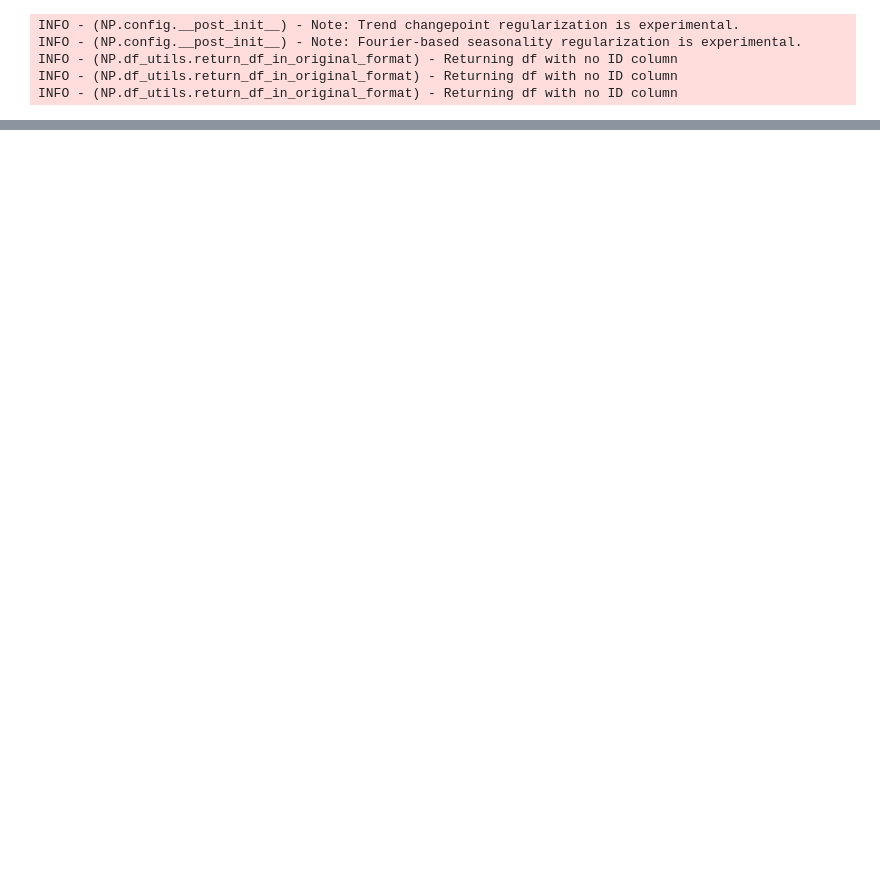
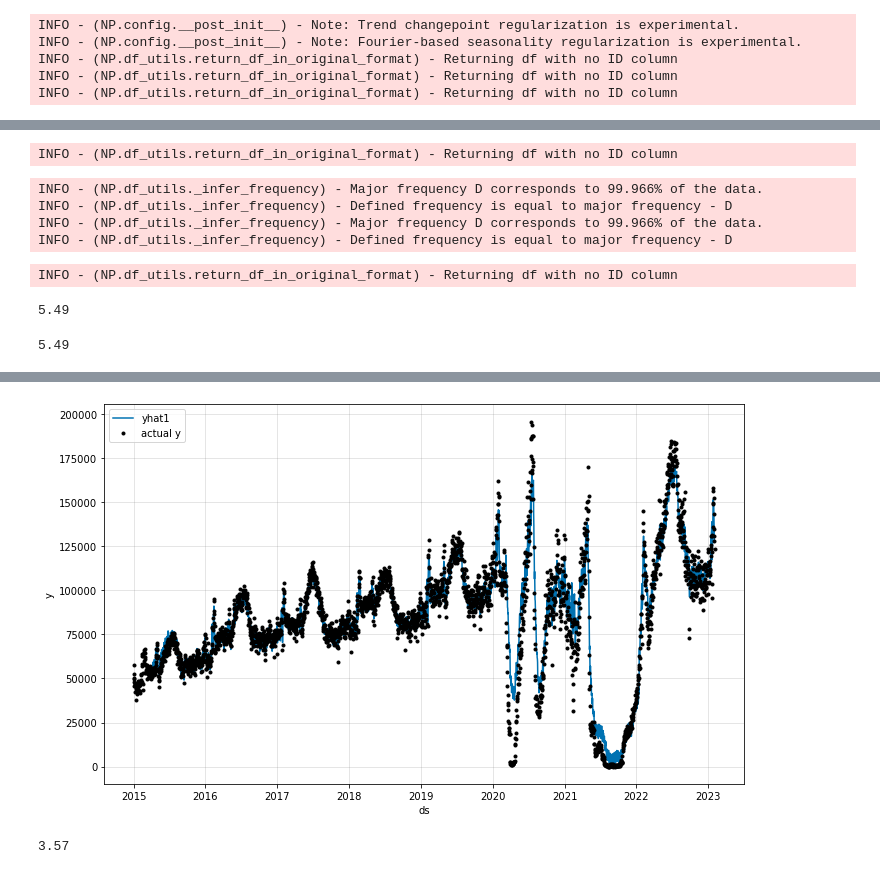
Before and after one commit to Alan-Wolf-VN/passenger_forecast, a Jupyter notebook: pax_forecast.ipynb, the cells around one changed output, grey strips where cells are left out. Cells and saved outputs as stored; diff of their text form; code cells hidden in the pictures; blank space fills up the shorter version.

```diff
--- a/pax_forecast.ipynb
+++ b/pax_forecast.ipynb
@@ -1516,0 +1479,23 @@ np.mean(np.abs(predicted['y']-predicted['yhat1'])/predicted['y'])*100
+# %%
+df = m.create_df_with_events(dom,holidays)
+# %% [output]
+INFO - (NP.df_utils.return_df_in_original_format) - Returning df with no ID column
+# %%
+predict = m.predict(df = df)
+# %% [output]
+INFO - (NP.df_utils._infer_frequency) - Major frequency D corresponds to 99.966% of the data.
+INFO - (NP.df_utils._infer_frequency) - Defined frequency is equal to major frequency - D
+INFO - (NP.df_utils._infer_frequency) - Major frequency D corresponds to 99.966% of the data.
+INFO - (NP.df_utils._infer_frequency) - Defined frequency is equal to major frequency - D
+INFO - (NP.df_utils.return_df_in_original_format) - Returning df with no ID column
+# %%
+np.round(np.mean(np.abs(predicted[predicted['ds']>='2023-01-01']['y']-predicted[predicted['ds']>='2023-01-01']['yhat1'])/predicted[predicted['ds']>='2023-01-01']['y'])*100,2)
+# %% [output]
+5.49
+# %%
+np.round(np.mean(np.abs(predict[predict['ds']>='2023-01-01']['y']-predict[predict['ds']>='2023-01-01']['yhat1'])/predict[predict['ds']>='2023-01-01']['y'])*100,2)
+# %% [output]
+5.49
+# %%
+forecasts_plot = m.plot(predict)
+# %% [output]
@@ -1516,0 +1503 @@ np.mean(np.abs(predicted['y']-predicted['yhat1'])/predicted['y'])*100
+[figure, added]
@@ -1516,0 +1506,4 @@ np.mean(np.abs(predicted['y']-predicted['yhat1'])/predicted['y'])*100
+# %%
+np.round(np.mean(np.abs(predict[(predict['ds']>='2019-01-01')&(predict['ds']<'2020-01-01')]['y']-predict[(predict['ds']>='2019-01-01')&(predict['ds']<'2020-01-01')]['yhat1'])/predict[(predict['ds']>='2019-01-01')&(predict['ds']<'2020-01-01')]['y'])*100,2)
+# %% [output]
+3.57
```
Also changed, not shown: parts of 37 cells of this notebook, 3 other files.
